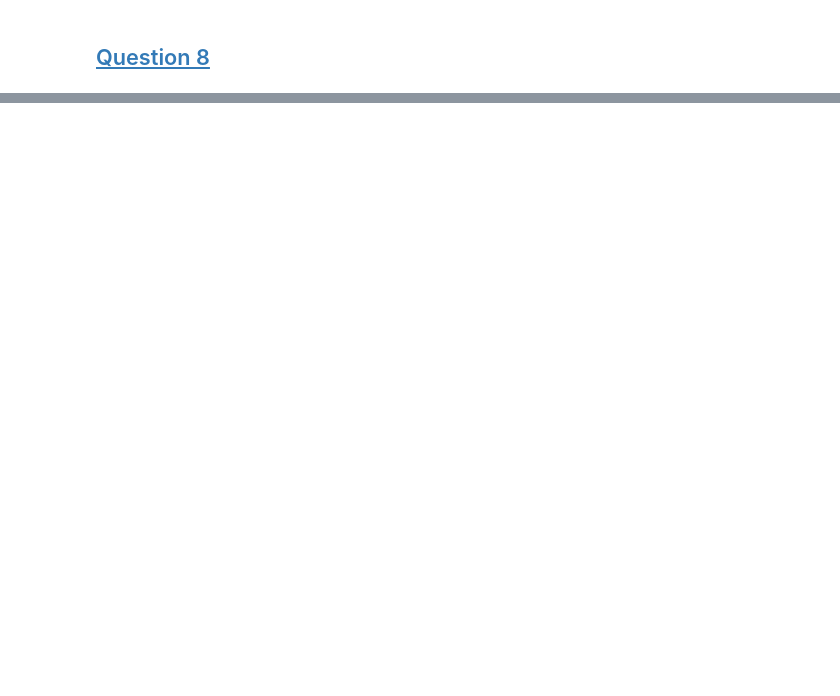
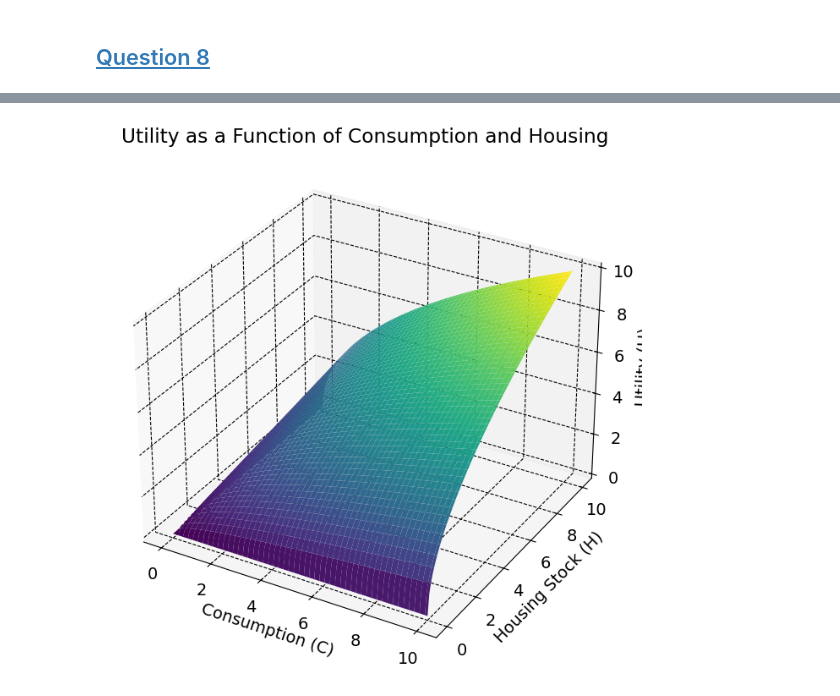
Before and after one commit to RosaMeyer/IntroProg-lectures, a Jupyter notebook: projects/sol_InauguralProject.ipynb, the cells around one changed output, grey strips where cells are left out. Cells and saved outputs as stored; diff of their text form; code cells hidden in the pictures; blank space fills up the shorter version.

```diff
--- a/projects/sol_InauguralProject.ipynb
+++ b/projects/sol_InauguralProject.ipynb
@@ -160,0 +197,33 @@ question8(par, sol, sim)
+# %%
+import numpy as np
+import matplotlib.pyplot as plt
+from mpl_toolkits.mplot3d import Axes3D
+
+# Define the parameters
+alpha = 0.5  # Weight of housing in utility function
+C = np.linspace(0, 10, 100)  # Consumption range
+H = np.linspace(0, 10, 100)  # Housing range
+
+# Create a meshgrid for consumption and housing
+C, H = np.meshgrid(C, H)
+
+# Calculate utility using the Cobb-Douglas utility function
+U = H**alpha * C**(1 - alpha)
+
+# Create the 3D plot
+fig = plt.figure(figsize=(10, 8))
+ax = fig.add_subplot(111, projection='3d')
+
+# Plot surface
+ax.plot_surface(C, H, U, cmap='viridis')
+
+# Add labels and title
+ax.set_xlabel('Consumption (C)')
+ax.set_ylabel('Housing Stock (H)')
+ax.set_zlabel('Utility (U)')
+ax.set_title('Utility as a Function of Consumption and Housing')
+
+# Show plot
+plt.show()
+# %% [output]
+[figure, added]
```
Also changed, not shown: parts of 4 cells of this notebook, 4 other files.
